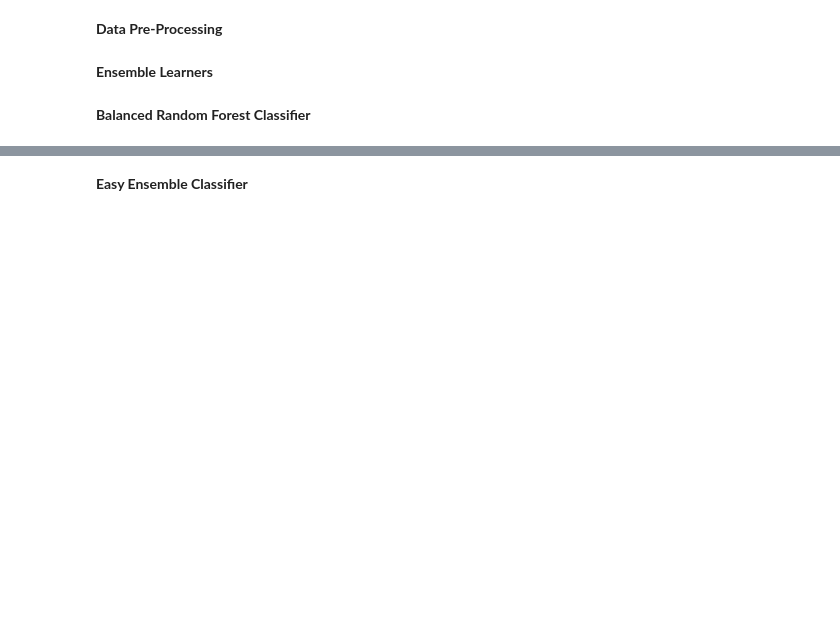
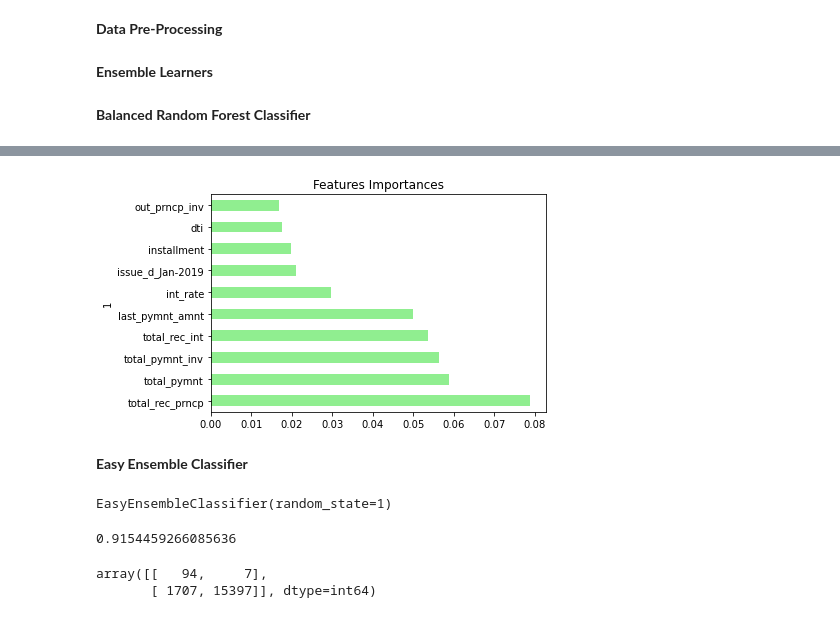
Before and after one commit to tfry-coder/python-homework, a Jupyter notebook: Riskybusiness.ipynb, the cells around one changed output, grey strips where cells are left out. Cells and saved outputs as stored; diff of their text form; code cells hidden in the pictures; blank space fills up the shorter version.

```diff
--- a/Riskybusiness.ipynb
+++ b/Riskybusiness.ipynb
@@ -459,2 +531,7 @@ scaler = StandardScaler()
+# %%
+importance_sorted_top10 = importances_df.head(10)
+importance_sorted_top10.plot(kind='barh', color='lightgreen', title= 'Features Importances', legend=False);
+# %% [output]
+[figure, added]
 # %% [markdown]
  **Easy Ensemble Classifier**
@@ -464,8 +538,21 @@ scaler = StandardScaler()
+# %%
+# Train the EasyEnsembleClassifier
+from imblearn.ensemble import EasyEnsembleClassifier
+eec = EasyEnsembleClassifier(random_state=1)
+eec.fit(X_train_scaled, y_train)
+# %% [output]
+EasyEnsembleClassifier(random_state=1)
 # %%
  # Calculated the balanced accuracy score
-# YOUR CODE HERE
+y_pred = eec.predict(X_test_scaled)
+balanced_accuracy_score(y_test, y_pred)
+# %% [output]
+0.9154459266085636
 # %%
  # Display the confusion matrix
-# YOUR CODE HERE
+confusion_matrix(y_test, y_pred)
+# %% [output]
+array([[   94,     7],
+       [ 1707, 15397]], dtype=int64)
 # %%
 # Print the imbalanced classification report
```
Also changed, not shown: parts of 15 cells of this notebook.
